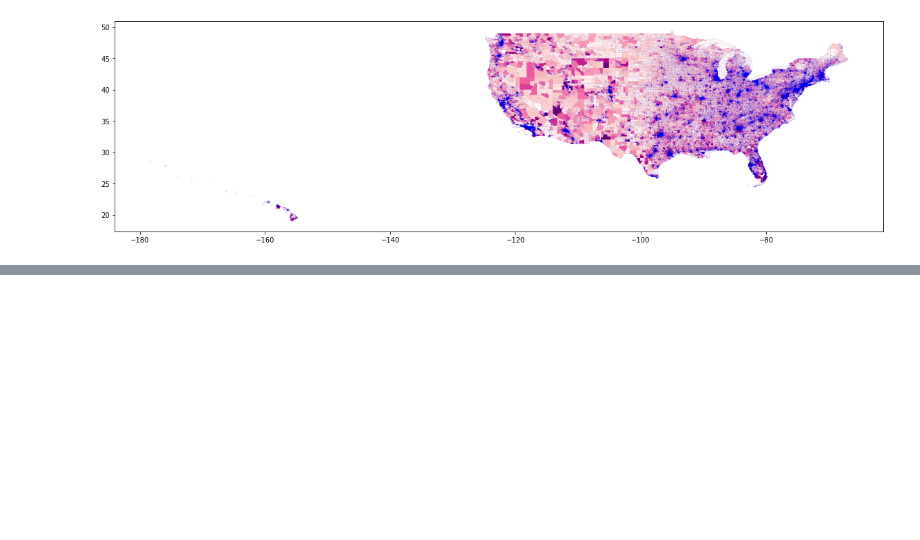
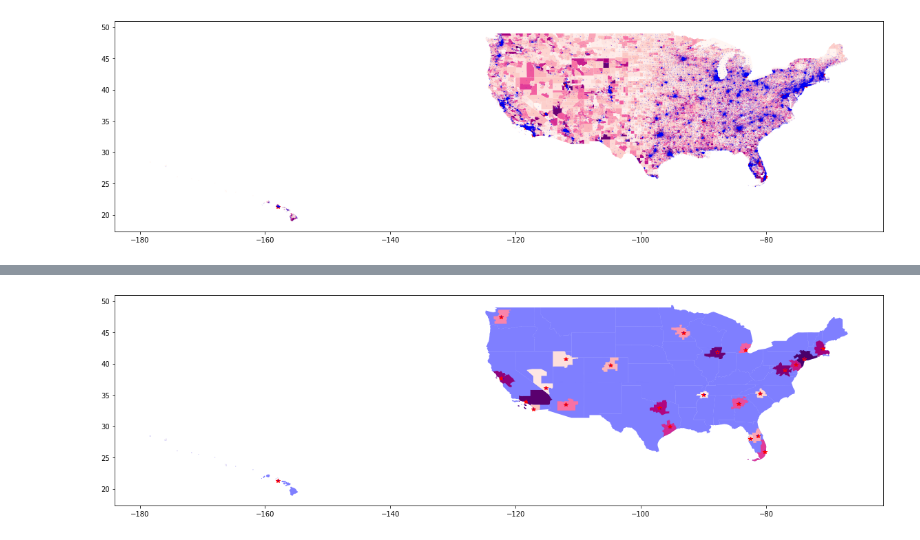
Before and after one commit to khzhang2/Air_Traffic, a Jupyter notebook: Data_Processing.ipynb, the cells around one changed output, grey strips where cells are left out. Cells and saved outputs as stored; diff of their text form; code cells hidden in the pictures; blank space fills up the shorter version.

```diff
--- a/Data_Processing.ipynb
+++ b/Data_Processing.ipynb
@@ -476,0 +677,19 @@ for i in us_tract.index:
+# %%
+CSA_df = pd.DataFrame(columns=airport_df.columns)
+# %%
+for i in airport_df.index:
+    airport = airport_df.loc[i, 'Airport']
+    if airport not in merged_airport_lst:
+        CSA_df.loc[i, :] = airport_df.loc[i, :]
+    else:
+        city = airport_df.loc[i, 'city']
+        CSA_df.loc[i, 'Airport'] = merged_airport_dict[airport]
+        CSA_df.loc[i, 'lat'] = airport_df.loc[airport_df['city']==city, 'lat'].mean()
+        CSA_df.loc[i, 'lon'] = airport_df.loc[airport_df['city']==city, 'lon'].mean()
+        CSA_df.loc[i, 'state'] = airport_df.loc[i, 'state']
+        CSA_df.loc[i, 'state_code'] = airport_df.loc[i, 'state_code']
+        CSA_df.loc[i, 'city'] = airport_df.loc[i, 'city']
+        CSA_df.loc[i, 'CSA_Name'] = airport_df.loc[i, 'CSA_Name']
+
+CSA_df = CSA_df.drop_duplicates(['Airport'])
+CSA_df.index = range(CSA_df.shape[0])
@@ -476,0 +716,21 @@ for i in us_tract.index:
+# %%
+us_CSA['if_plot'] = 0
+for i in us_CSA.index:
+    if us_CSA.loc[i, 'CSA_Name'] in CSA_df['CSA_Name'].values:
+        us_CSA.loc[i, 'if_plot'] = 1
+# %%
+fig = plt.figure(figsize=[20,10])
+ax = fig.add_subplot(111)
+us_state.plot(ax=ax, color='b', alpha=0.5)
+us_CSA.loc[us_CSA['if_plot']==1].plot(column = 'TotPop', cmap='RdPu', ax=ax)
+for i in CSA_df.index:
+    lon = CSA_df.loc[i, 'lon']
+    lat = CSA_df.loc[i, 'lat']
+    ax.plot(lon, lat, 'r*')
+for i in us_CSA.index:
+    if us_CSA.loc[i, 'CSA_Name'] in CSA_df['CSA_Name'].values:
+        ax.plot(us_CSA.loc[i, 'INTPTLON'], us_CSA.loc[i, 'INTPTLAT'], 'b.', markersize=1)
+
+# fig.savefig('./outputs/CSA_with_airport_merged.png', dpi=1000)
+# %% [output]
+[figure, added]
```
Also changed, not shown: parts of 27 cells of this notebook.
